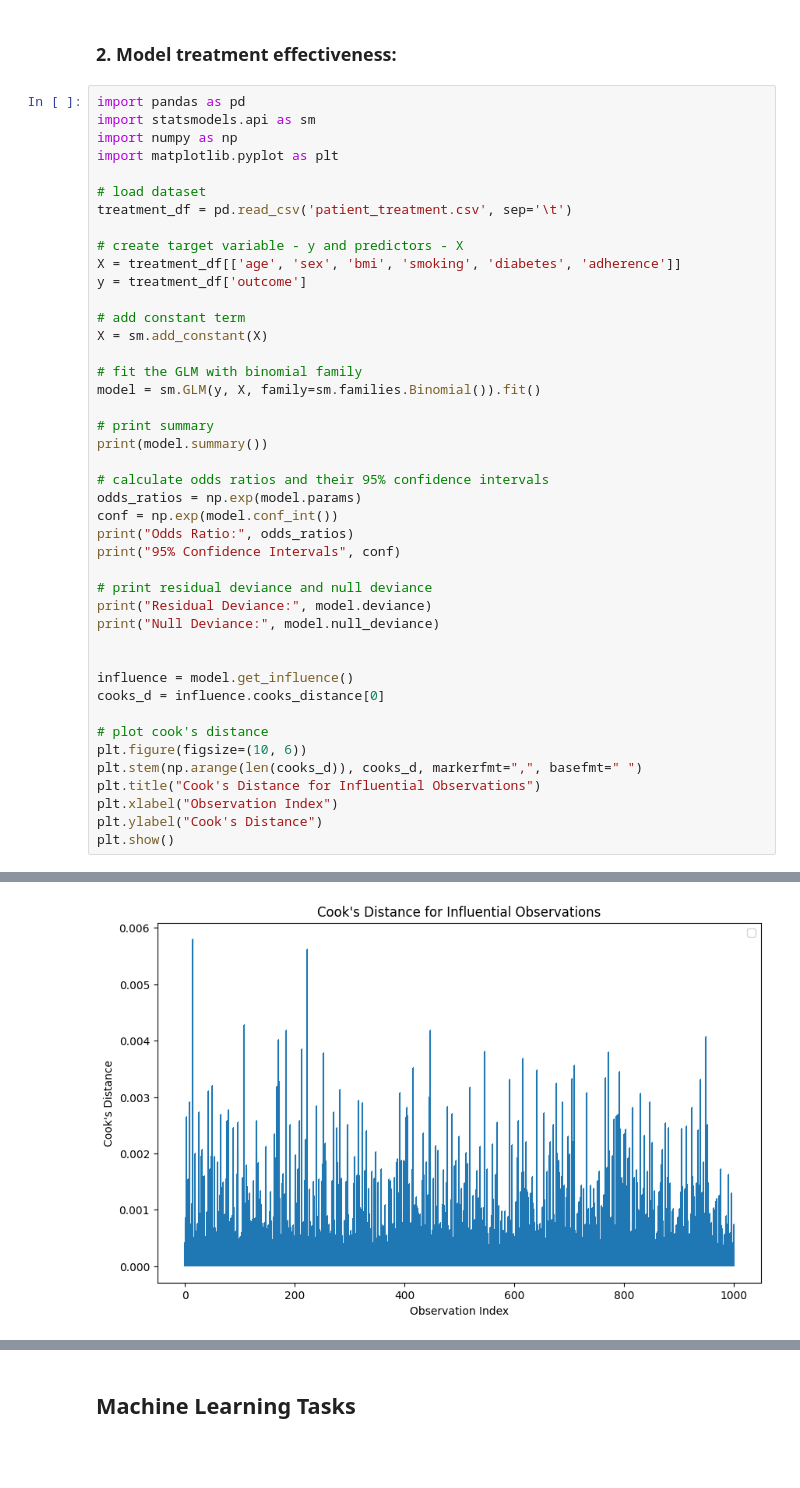
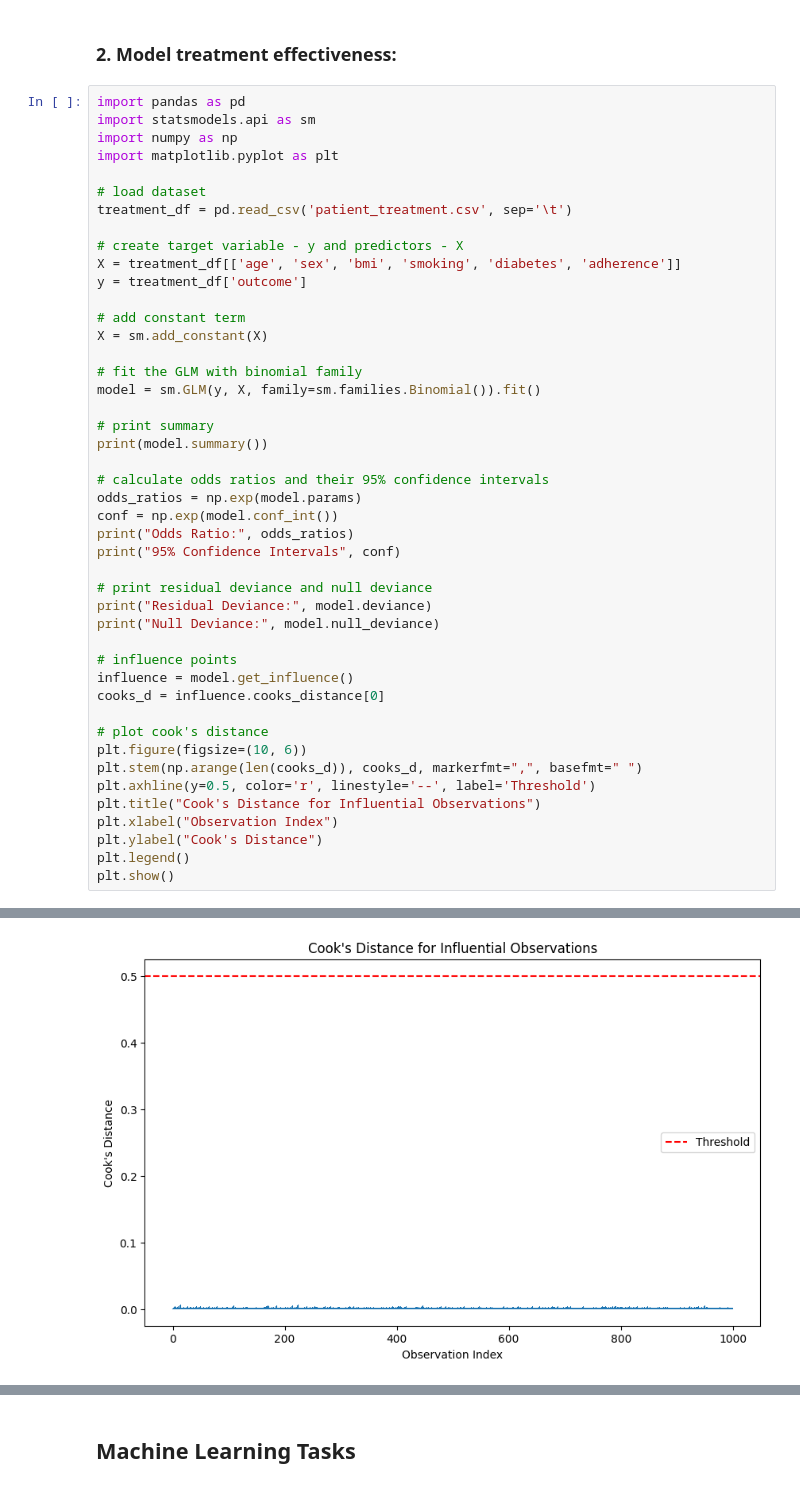
Before and after one commit to UCSF-DataSci/08-time-stats-and-ml-jengithubb, a Jupyter notebook: modeling.ipynb, the cells around one changed output, grey strips where cells are left out. Saved outputs shown, nothing was run; the diff lists cells and outputs as text; blank space fills up the shorter version.

```diff
--- a/modeling.ipynb
+++ b/modeling.ipynb
@@ -189,16 +199,18 @@ print("95% Confidence Intervals", conf)
 print("Residual Deviance:", model.deviance)
 print("Null Deviance:", model.null_deviance)
 
-
+# influence points
 influence = model.get_influence()
 cooks_d = influence.cooks_distance[0]
 
 # plot cook's distance
 plt.figure(figsize=(10, 6))
 plt.stem(np.arange(len(cooks_d)), cooks_d, markerfmt=",", basefmt=" ")
+plt.axhline(y=0.5, color='r', linestyle='--', label='Threshold')
 plt.title("Cook's Distance for Influential Observations")
 plt.xlabel("Observation Index")
 plt.ylabel("Cook's Distance")
+plt.legend()
 plt.show()
 # %% [output]
                  Generalized Linear Model Regression Results
@@ -213,12 +225,12 @@ Time:                        09:18:19   Pearson chi2:                 1.00e+03
 No. Iterations:                     4   Pseudo R-squ. (CS):            0.01974
 Covariance Type:            nonrobust
 ==============================================================================
 ... (24 lines left out)
 diabetes   0.439274  0.859163
 adherence  0.301113  4.134750
 Residual Deviance: 1312.0428181453003
 Null Deviance: 1331.9768185036041
-[figure, old version]
+[figure, new version]
 # %% [markdown]
 
 #### GLM summary table
```
Also changed, not shown: parts of 9 cells of this notebook.
